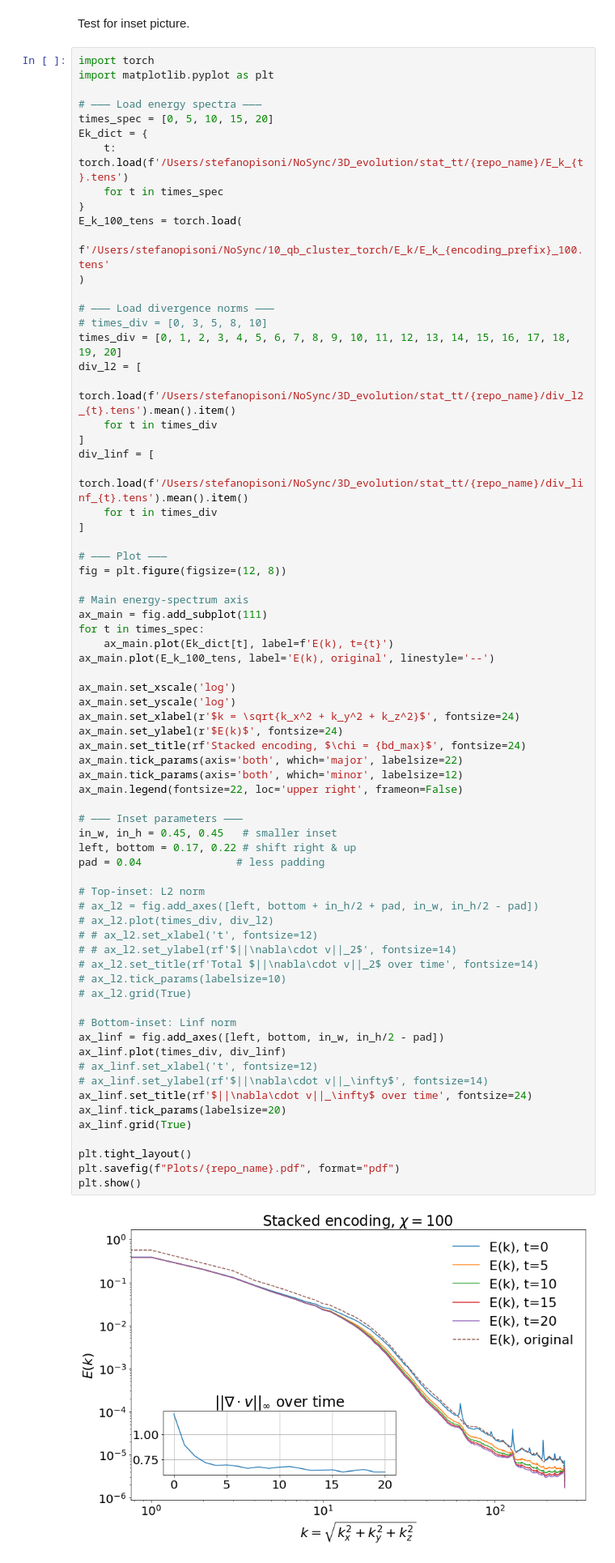
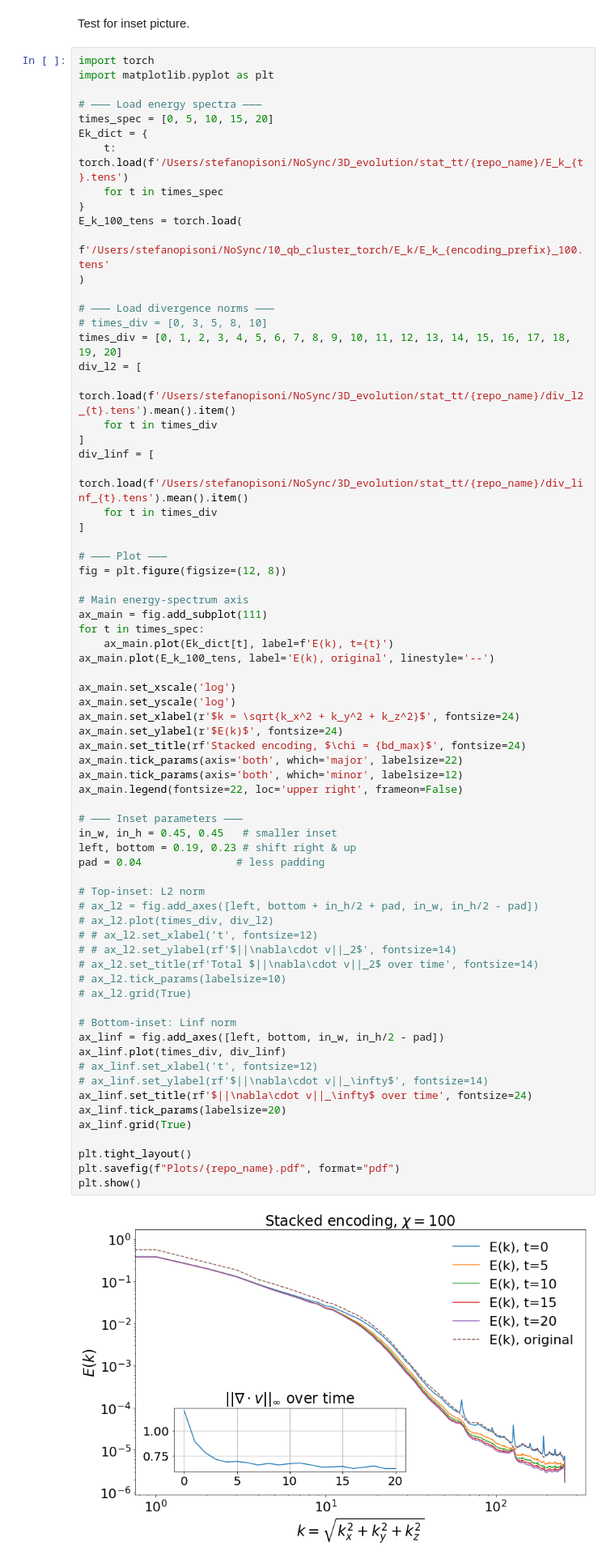
Before and after one commit to stefanopisoni/TN_Turbulence, a Jupyter notebook: 3D_evolution/3D_evolution_plot.ipynb, the cells around one changed output. Shown at 81% size. Saved outputs shown, nothing was run; the diff lists cells and outputs as text.

Commit message:
new plots

```diff
--- a/3D_evolution/3D_evolution_plot.ipynb
+++ b/3D_evolution/3D_evolution_plot.ipynb
@@ -159,35 +159,35 @@ ax_main.set_title(rf'Stacked encoding, $\chi = {bd_max}$', fontsize=24)
 ax_main.tick_params(axis='both', which='major', labelsize=22)
 ax_main.tick_params(axis='both', which='minor', labelsize=12)
 ax_main.legend(fontsize=22, loc='upper right', frameon=False)
 
 # ——— Inset parameters ———
 in_w, in_h = 0.45, 0.45   # smaller inset
-left, bottom = 0.17, 0.22 # shift right & up
+left, bottom = 0.19, 0.23 # shift right & up
 pad = 0.04               # less padding
 
 # Top‐inset: L2 norm
 # ax_l2 = fig.add_axes([left, bottom + in_h/2 + pad, in_w, in_h/2 - pad])
 # ax_l2.plot(times_div, div_l2)
 # # ax_l2.set_xlabel('t', fontsize=12)
 # # ax_l2.set_ylabel(rf'$||\nabla\cdot v||_2$', fontsize=14)
 # ax_l2.set_title(rf'Total $||\nabla\cdot v||_2$ over time', fontsize=14)
 # ax_l2.tick_params(labelsize=10)
 # ax_l2.grid(True)
 
 # Bottom‐inset: Linf norm
 ax_linf = fig.add_axes([left, bottom, in_w, in_h/2 - pad])
 ax_linf.plot(times_div, div_linf)
 # ax_linf.set_xlabel('t', fontsize=12)
 # ax_linf.set_ylabel(rf'$||\nabla\cdot v||_\infty$', fontsize=14)
 ax_linf.set_title(rf'$||\nabla\cdot v||_\infty$ over time', fontsize=24)
 ax_linf.tick_params(labelsize=20)
 ax_linf.grid(True)
 
 plt.tight_layout()
 plt.savefig(f"Plots/{repo_name}.pdf", format="pdf")
 plt.show()
 # %% [output]
-[figure, old version]
+[figure, new version]
 # %%
 t = 10
 tt.plot_ux_uy_uz_rect(solution[0][t], solution[1][t], solution[2][t], z_slice=0, L=[Li,Li,Li])
```
Also changed, not shown: 1 other file.
